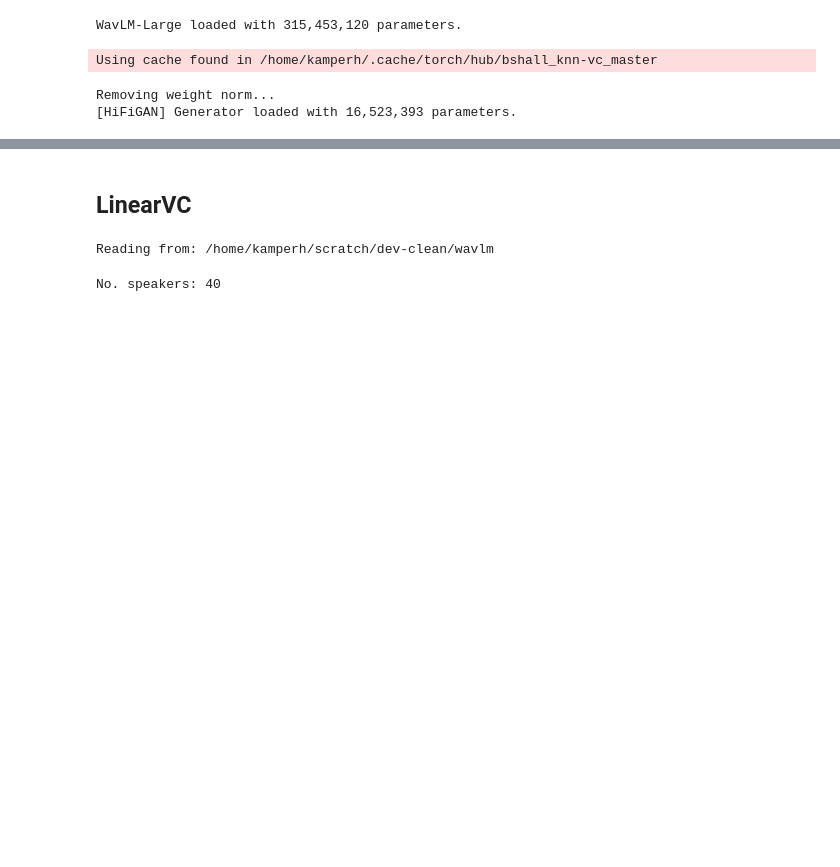
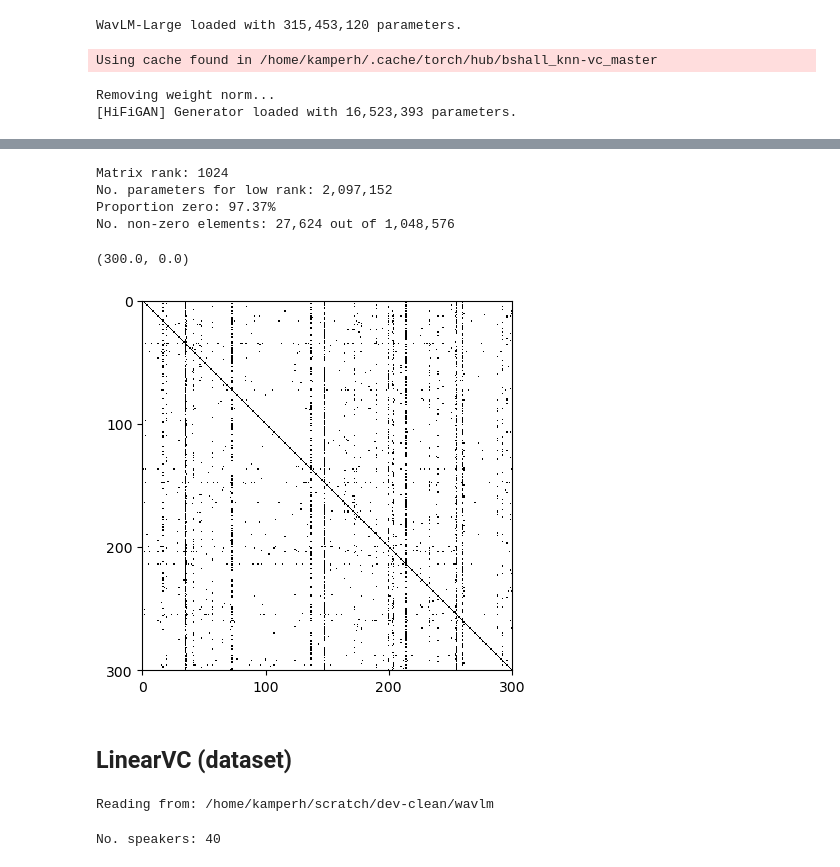
Before and after one commit to kamperh/linearvc, a Jupyter notebook: experiments_libri.ipynb, the cells around one changed output, grey strips where cells are left out. Saved outputs shown, nothing was run; the diff lists cells and outputs as text; code cells hidden in the pictures; blank space fills up the shorter version.

```diff
--- a/experiments_libri.ipynb
+++ b/experiments_libri.ipynb
@@ -36,0 +39,14 @@ Removing weight norm...
+# %%
+subset = "dev-clean"
+feats_dir = Path(f"/home/kamperh/scratch/{subset}/wavlm")
+wav_dir = Path(f"/home/kamperh/endgame/datasets/librispeech/LibriSpeech/{subset}")
+
+n_frames = 8192  # 15000
+k_top = 1
+# %%
+feats_dict = {}
+print("Reading from:", feats_dir)
+for speaker_feats_fn in tqdm(sorted(feats_dir.glob("*.npy"))):
+    speaker = speaker_feats_fn.stem
+    feats_dict[speaker] = np.load(speaker_feats_fn)
+print("No. speakers:", len(feats_dict))
@@ -37,5 +140,45 @@ Removing weight norm...
+# %%
+# Matrix properties
+tol = 1e-4
+print("Matrix rank:", linalg.matrix_rank(W, tol=tol))
+print(
+    "No. parameters for low rank: {:,d}".format(
+        linalg.matrix_rank(W, tol=tol) * W.shape[0] * 2
+    )
+)
+print(
+    "Proportion zero: {:.2f}%".format(
+        len(np.where(np.abs(W) < tol)[0]) / W.shape[0] ** 2 * 100
+    )
+)
+print(
+    "No. non-zero elements: {:,d} out of {:,d}".format(
+        len(np.where(np.abs(W) > tol)[0]),
+        W.shape[0] * W.shape[1]
+    )
+)
+
+W_numpy = W.copy()
+matrix = W_numpy.copy()
+matrix[np.abs(matrix) < 1e-4] = 0.0
+matrix[np.abs(matrix) > 1e-4] = 1.0
+fig, ax = plt.subplots(1, 1)
+ax.imshow(matrix.T, cmap="binary", aspect="equal", interpolation="none")
+
+# ax.set_title(r"$\mathbf{W}^\top$")
+ax.set_xticks([0, 100, 200, 300, 400, 500])
+ax.set_yticks([0, 100, 200, 300, 400, 500])
+ax.set_xlim([0, 300])
+ax.set_ylim([300, 0])
+# %% [output]
+Matrix rank: 1024
+No. parameters for low rank: 2,097,152
+Proportion zero: 97.37%
+No. non-zero elements: 27,624 out of 1,048,576
+(300.0, 0.0)
+[figure, added]
 # %% [markdown]
-## LinearVC
+## LinearVC (dataset)
 # %%
 # exp_tag = "2024-09-22"
 # exp_tag = "2024-10-15"
```
Also changed, not shown: parts of 15 cells of this notebook, 9 other files.
